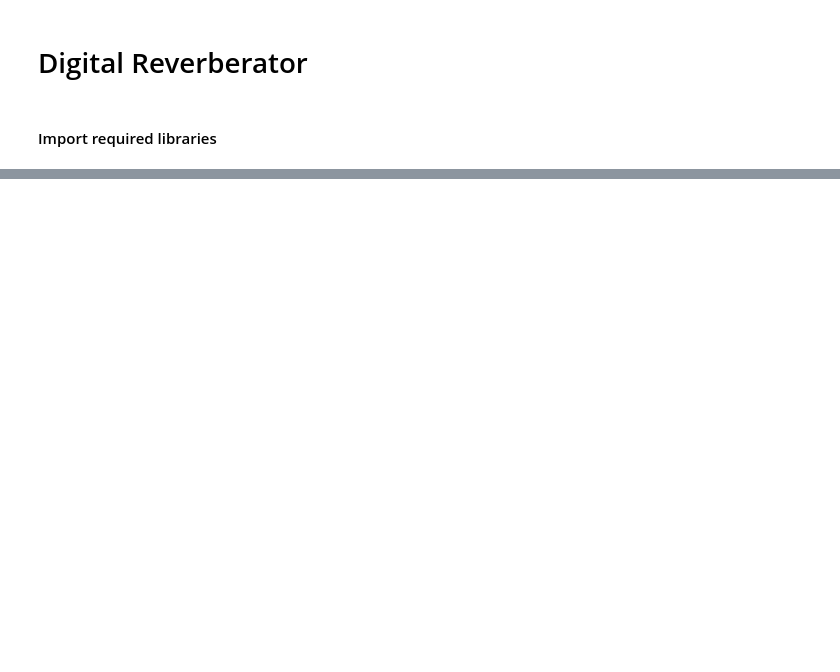
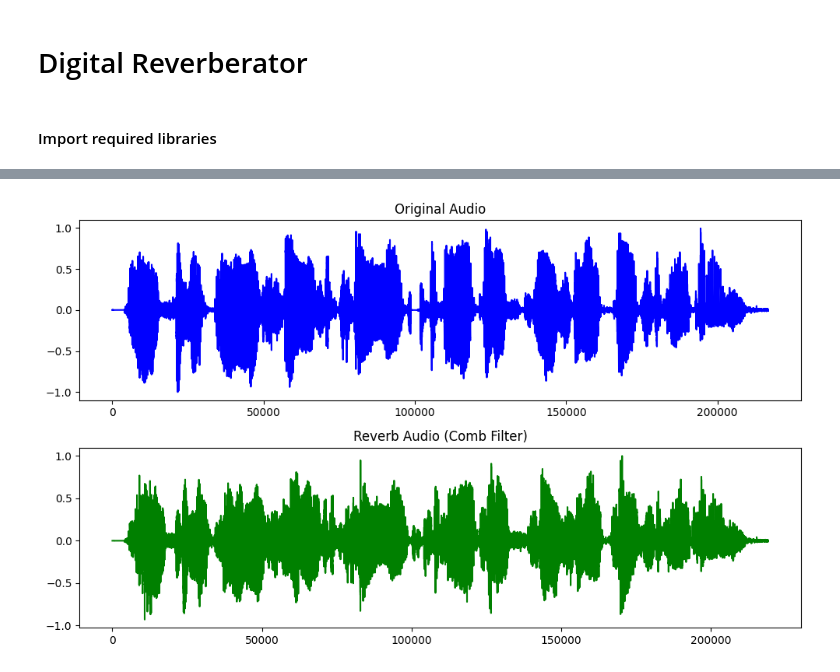
Before and after one commit to konstakostov/Encoding-and-processing-of-audio-information, a Jupyter notebook: lab_07/03.digital_reverberation.ipynb, the cells around one changed output, grey strips where cells are left out. Cells and saved outputs as stored; diff of their text form; code cells hidden in the pictures; blank space fills up the shorter version.

```diff
--- a/lab_07/03.digital_reverberation.ipynb
+++ b/lab_07/03.digital_reverberation.ipynb
@@ -28 +28,46 @@ from scipy.linalg import solve_toeplitz
+# %%
+# Load the audio file
+filename = 'audio_samples_07/FILE_NAME.wav'  # Replace with your .wav file
+sampling_rate, audio = wav.read(filename)
+
+# Ensure audio is mono
+if audio.ndim > 1:
+    audio = audio.mean(axis=1)
+
+# Normalize audio
+audio = audio / np.max(np.abs(audio))
+
+# Comb filter parameters
+delay_ms = ?  # Delay in milliseconds for early reflections
+delay_samples = int(sampling_rate * delay_ms / 1000)
+decay = ?  # Decay factor for the reflections
+
+# Create output array for reverb effect
+reverb_audio = np.zeros(len(audio) + delay_samples)
+
+# Apply comb filter (early reflections)
+for i in range(len(audio)):
+    reverb_audio[i] += audio[i]
+    if i + delay_samples < len(reverb_audio):
+        reverb_audio[i + delay_samples] += audio[i] * decay
+
+# Normalize output
+reverb_audio = reverb_audio / np.max(np.abs(reverb_audio))
+
+# Save and plot
+output_filename = 'comb_filter_reverb.wav'
+wav.write(output_filename, sampling_rate, (reverb_audio * 32767).astype(np.int16))
+
+# Plot original and reverberated signals
+plt.figure(figsize=(10, 6))
+plt.subplot(2, 1, 1)
+plt.plot(audio, color="blue")
+plt.title('Original Audio')
+plt.subplot(2, 1, 2)
+plt.plot(reverb_audio, color="green")
+plt.title('Reverb Audio (Comb Filter)')
+plt.tight_layout()
+plt.show()
+# %% [output]
+[figure, added]
 # %% [markdown]
```
Also changed, not shown: parts of 5 cells of this notebook, 3 other files.
